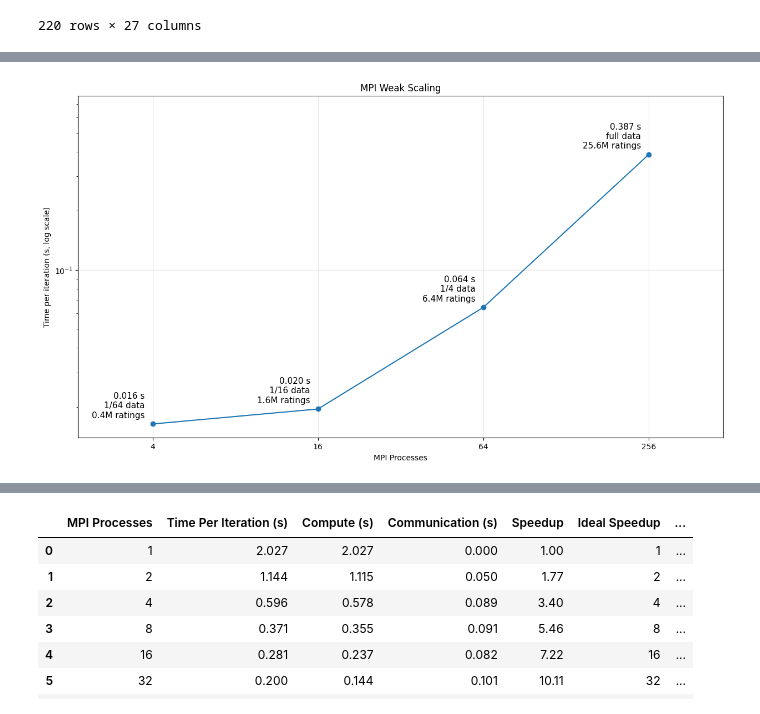
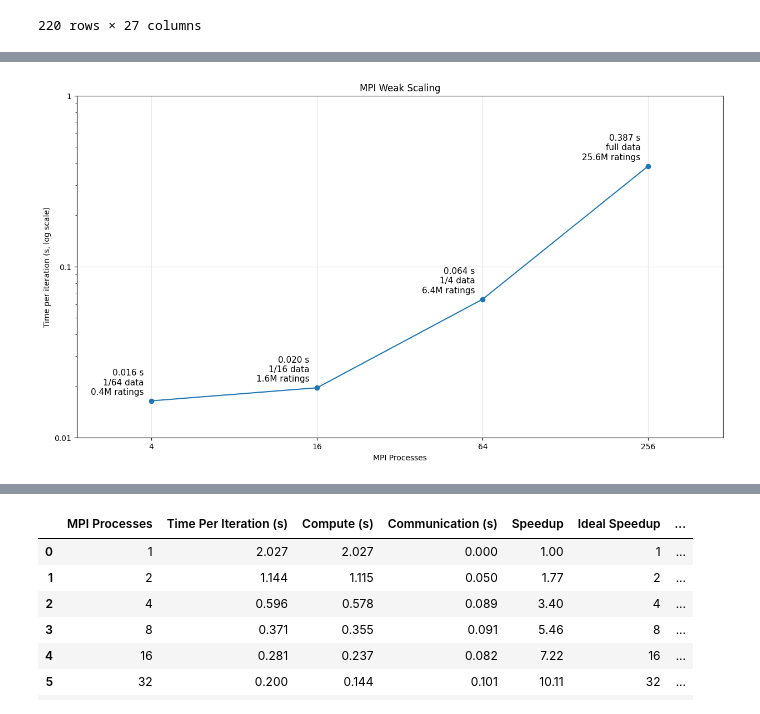
Before and after one commit to KohSiXing/DSA5208-Parallelizing-Algorithm-with-MPIX, a Jupyter notebook: Data Cleaning and Analysis.ipynb, the cells around one changed output, grey strips where cells are left out. Saved outputs shown, nothing was run; the diff lists cells and outputs as text; code cells hidden in the pictures.

```diff
--- a/Data Cleaning and Analysis.ipynb
+++ b/Data Cleaning and Analysis.ipynb
@@ -90,33 +91,36 @@ plt.show()
 # %%
 # MPI weak scaling runs, average the runs
 mpi_weak = df[(df["experiment"] == "weak scaling")]
 mpi_weak = mpi_weak.groupby("mpi_ranks", as_index=False).agg(iter_time_s=("iter_time_s", "mean"),
                                                              dataset=("dataset", "first"),
                                                              train_ratings=("train_ratings", "first"))
 
 plt.figure(figsize=(15, 8))
 plt.plot(mpi_weak["mpi_ranks"], mpi_weak["iter_time_s"], marker="o")
 
 # label each dot: time, share of the data, training ratings (processes are on the x-axis)
 for p, y, ds, r in zip(mpi_weak["mpi_ranks"], mpi_weak["iter_time_s"], mpi_weak["dataset"], mpi_weak["train_ratings"]):
     share = ds.replace(" of ratings", "").replace(" ratings", "")
     text = f"{y:.3f} s\n{share} data\n{r/1e6:.1f}M ratings"
     plt.annotate(text, (p, y), textcoords="offset points", xytext=(-10, 6),
                  ha="right", va="bottom", fontsize=11)
 
 plt.yscale("log")
 plt.xscale("log", base=2)
 plt.xticks(mpi_weak["mpi_ranks"], mpi_weak["mpi_ranks"])
+plt.yticks([0.01, 0.1, 1])
+plt.gca().yaxis.set_major_formatter(FuncFormatter(lambda y, _: f"{y:g}"))
+
 plt.margins(x=0.15)
-plt.ylim(bottom=0, top=mpi_weak["iter_time_s"].max() * 2)
+plt.ylim(bottom=0.01, top=1)
 plt.xlabel("MPI Processes")
 plt.ylabel("Time per iteration (s, log scale)")
 plt.title("MPI Weak Scaling")
 plt.grid(True, alpha=0.3)
 #plt.savefig("mpi_weak_scaling.png", dpi=200, bbox_inches="tight")
 plt.show()
 # %% [output]
-[figure, old version]
+[figure, new version]
 # %%
 # MPI strong scaling runs (full data)
 mpi_strong = df[(df["experiment"] == "strong scaling")]
```
Also changed, not shown: parts of 2 cells of this notebook, 3 other files.
